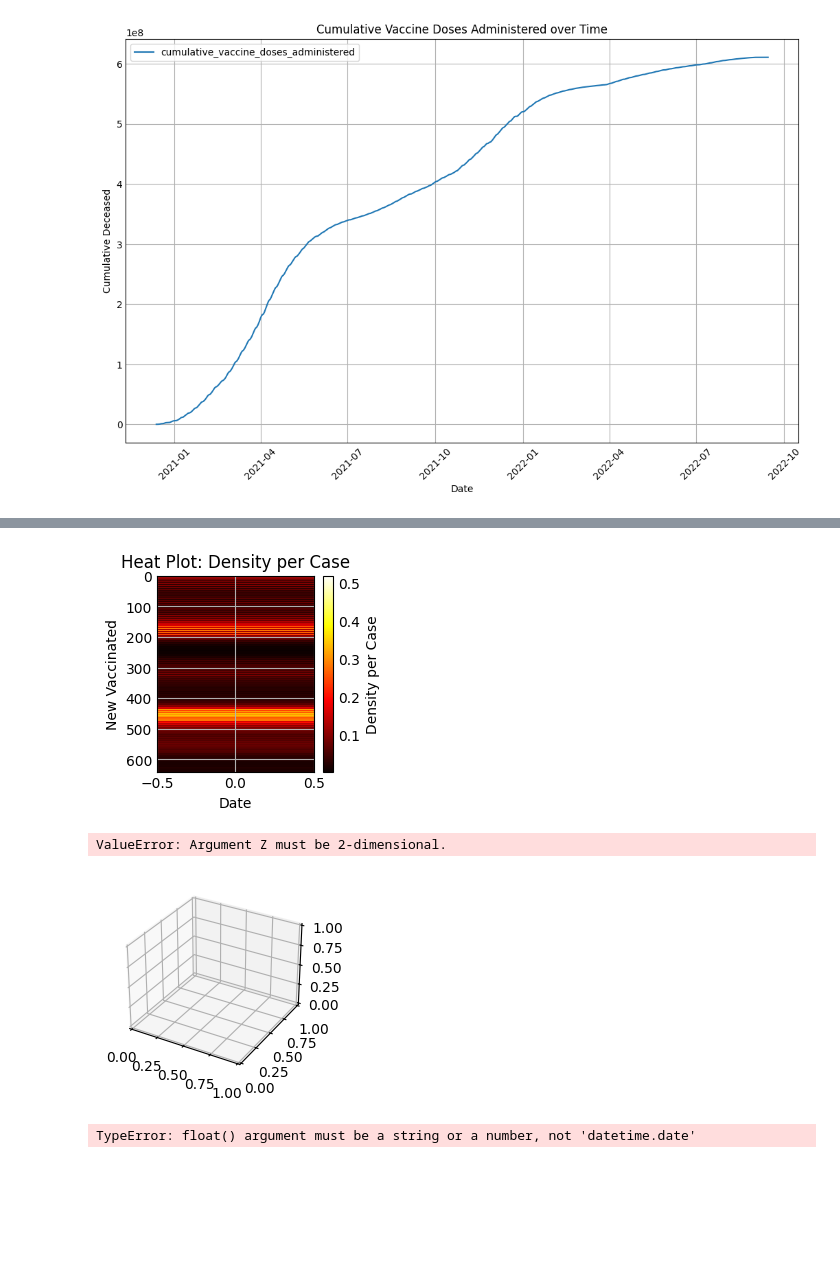
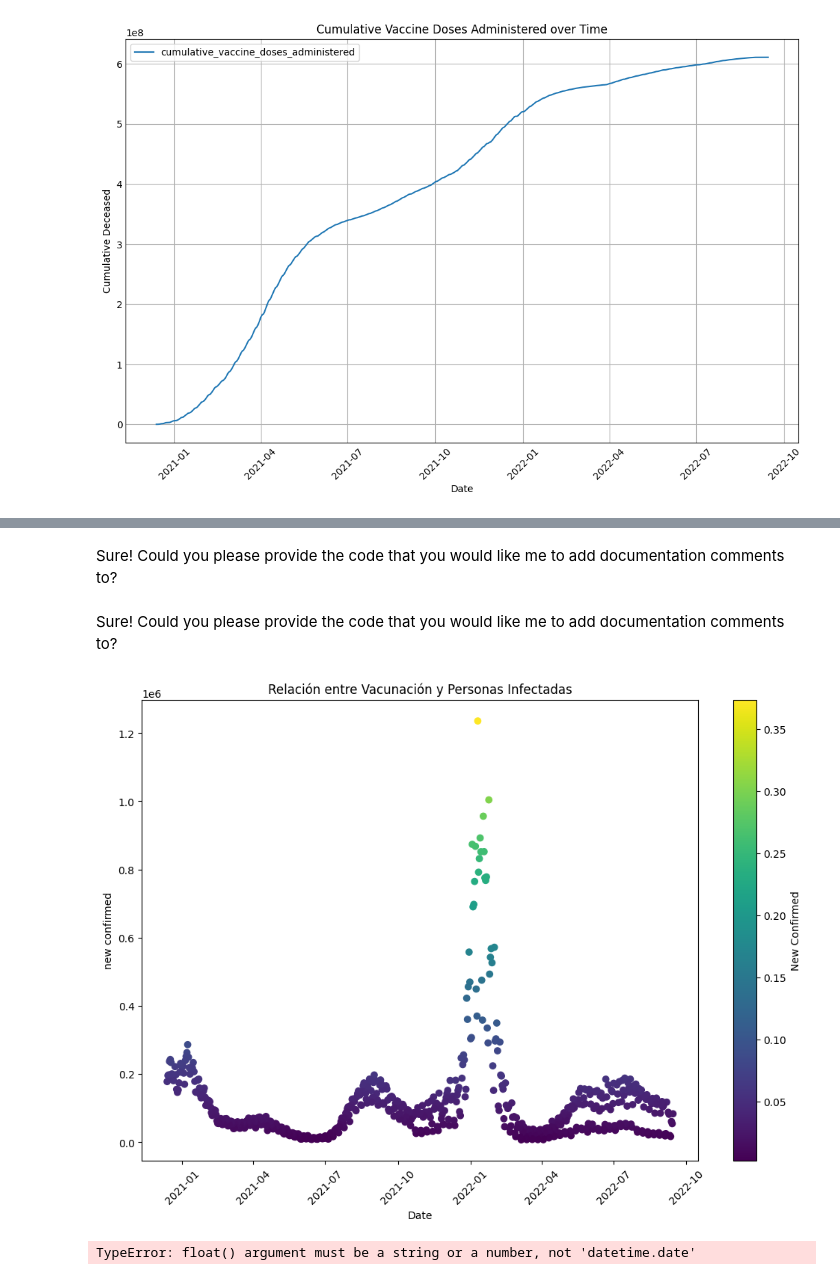
Before and after one commit to El-paolo/Covid19-data, a Jupyter notebook: covid-notebook.ipynb, the cells around one changed output, grey strips where cells are left out. Drawn from its saved outputs; the diff is of its cells as text; code cells hidden in the pictures; blank space fills up the shorter version.

```diff
--- a/covid-notebook.ipynb
+++ b/covid-notebook.ipynb
@@ -133,44 +136,24 @@ results.plot(x='date', y='density_per_case',ax=ax, title='Density per Case over
-# %%
-import matplotlib.pyplot as plt
-
-# Filter the data based on the condition
-filtered_results = results
-
-# Create the heat plot
-plt.imshow(filtered_results['density_per_case'].values.reshape(-1, 1), cmap='hot', aspect='auto')
-plt.colorbar(label='Density per Case')
-plt.xlabel('Date')
-plt.ylabel('New Vaccinated')
-plt.title('Heat Plot: Density per Case')
-plt.show()
-# %% [output]
-[figure, removed]
-# %%
-import matplotlib.pyplot as plt
-import numpy as np
-
-from matplotlib import cm
-
-plt.style.use('_mpl-gallery')
-
-# Make data
-X = results['date']
-Y = results['density_per_case']
-X, Y = np.meshgrid(X, Y)
-Z = results['cumulative_deceased']
-
-# Plot the surface
-fig, ax = plt.subplots(subplot_kw={"projection": "3d"})
-ax.plot_surface(X, Y, Z, vmin=Z.min() * 2, cmap=cm.Blues)
-
-ax.set(xticklabels=[],
-       yticklabels=[],
-       zticklabels=[])
-
-plt.show()
-# %% [output]
-ValueError: Argument Z must be 2-dimensional.
-[figure, removed]
+# %% [markdown]
+Sure! Could you please provide the code that you would like me to add documentation comments to?
+# %% [markdown]
+Sure! Could you please provide the code that you would like me to add documentation comments to?
+# %%
+# Crear el scatter plot
+fig, ax = plt.subplots(figsize=(12, 8))  # Adjust the figsize as per your requirement
+scatter = plt.scatter(results['date'], results['new_confirmed'], c=results['new_infected_density'], cmap='viridis')
+
+# Agregar etiquetas y título
+plt.xlabel('Date')
+plt.ylabel('new confirmed')
+plt.title('Relación entre Vacunación y Personas Infectadas')
+
+# Agregar color a los puntos según la cantidad de personas infectadas
+plt.colorbar(scatter, label='New Confirmed')
+plt.xticks(rotation=45)  # Rotate x-axis tick labels by 45 degrees
+# Mostrar el plot
+plt.show()
+# %% [output]
+[figure, added]
 # %%
 # %% [output]
 TypeError: float() argument must be a string or a number, not 'datetime.date'
```
Also changed, not shown: parts of 6 cells of this notebook.
